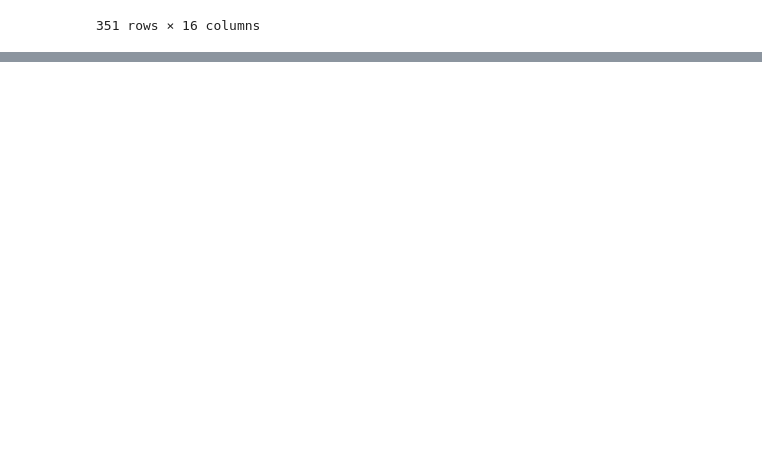
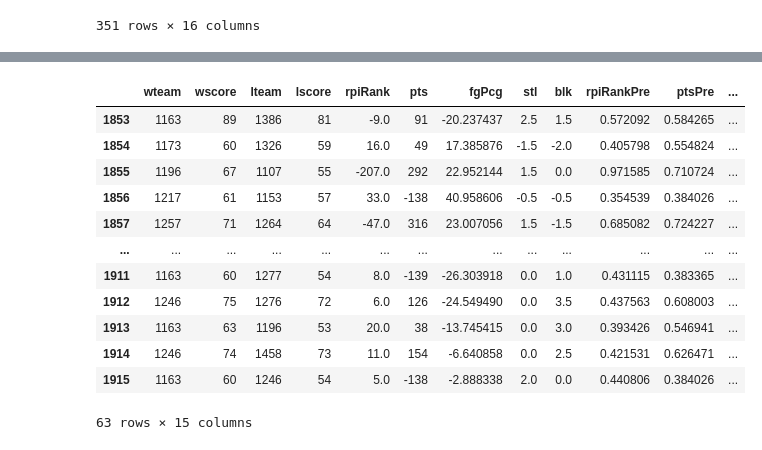
Before and after one commit to ZvonimirRavlic/UUZOP-Projekt, a Jupyter notebook: prediction.ipynb, the cells around one changed output, grey strips where cells are left out. Saved outputs shown, nothing was run; the diff lists cells and outputs as text; code cells hidden in the pictures; blank space fills up the shorter version.

```diff
--- a/prediction.ipynb
+++ b/prediction.ipynb
@@ -218,3 +217,9 @@ teams
 | 349 | 1463 | Yale | [1148, 1163, 1353, 1357, 1273, 12... | 0.500480 | 564 | 1372 | 0.411079 | 1777 | 6.0 | 4.5 | ... |
 | 350 | 1464 | Youngstown St | [1244, 1198, 1184, 1269, 1245, 11... | 0.471631 | 736 | 1621 | 0.454041 | 2167 | 6.5 | 2.5 | ... |
 351 rows × 16 columns
+# %%
+tourney_results = pd.read_csv("tourney_compact_results.csv")
+tourney_results = tourney_results[(tourney_results["season"] == 2014)]
+tourney_results.drop(['season', 'daynum', 'wloc', 'numot'], axis=1, inplace=True)
+tourney_results = tourney_results.tail(-4)
+tourney_results
@@ -220,0 +264,58 @@ teams
+# %%
+rpiRankPre = []
+ptsPre = []
+fgPcgPre = []
+stlPre = []
+blkPre = []
+tourney_results.reset_index()
+
+for i, row1 in tourney_results.iterrows():
+    if row1.rpiRank >= 0:
+        rpiRankPre.append(modelRpi(row1.rpiRank))
+    else:
+        rpiRankPre.append(1 - modelRpi(row1.rpiRank.__abs__()))
+
+    if row1.pts >= 0:
+        ptsPre.append(modelPts(row1.pts))
+    else:
+        ptsPre.append(1 - modelPts(row1.pts.__abs__()))
+
+    if row1.fgPcg >= 0:
+        fgPcgPre.append(modelFgPcg(row1.fgPcg))
+    else:
+        fgPcgPre.append(1 - modelFgPcg(row1.fgPcg.__abs__()))
+
+    if row1.stl >= 0:
+        stlPre.append(modelStl(row1.stl))
+    else:
+        stlPre.append(1 - modelStl(row1.stl.__abs__()))
+
+    if row1.blk >= 0:
+        blkPre.append(modelBlk(row1.blk))
+    else:
+        blkPre.append(1 - modelBlk(row1.blk.__abs__()))
+
+tourney_results["rpiRankPre"] = rpiRankPre
+tourney_results["ptsPre"] = ptsPre
+tourney_results["fgPcgPre"] = fgPcgPre
+tourney_results["stlPre"] = stlPre
+tourney_results["blkPre"] = blkPre
+
+tourney_results["prediction"] = tourney_results[['rpiRankPre', 'ptsPre', 'fgPcgPre', 'stlPre', 'blkPre']].mean(axis=1)
+
+tourney_results.to_csv("tourney2014.csv", index=False)
+tourney_results
+# %% [output]
+|  | wteam | wscore | lteam | lscore | rpiRank | pts | fgPcg | stl | blk | rpiRankPre | ptsPre | ... |
+| 1853 | 1163 | 89 | 1386 | 81 | -9.0 | 91 | -20.237437 | 2.5 | 1.5 | 0.572092 | 0.584265 | ... |
+| 1854 | 1173 | 60 | 1326 | 59 | 16.0 | 49 | 17.385876 | -1.5 | -2.0 | 0.405798 | 0.554824 | ... |
+| 1855 | 1196 | 67 | 1107 | 55 | -207.0 | 292 | 22.952144 | 1.5 | 0.0 | 0.971585 | 0.710724 | ... |
+| 1856 | 1217 | 61 | 1153 | 57 | 33.0 | -138 | 40.958606 | -0.5 | -0.5 | 0.354539 | 0.384026 | ... |
+| 1857 | 1257 | 71 | 1264 | 64 | -47.0 | 316 | 23.007056 | 1.5 | -1.5 | 0.685082 | 0.724227 | ... |
+| ... | ... | ... | ... | ... | ... | ... | ... | ... | ... | ... | ... | ... |
+| 1911 | 1163 | 60 | 1277 | 54 | 8.0 | -139 | -26.303918 | 0.0 | 1.0 | 0.431115 | 0.383365 | ... |
+| 1912 | 1246 | 75 | 1276 | 72 | 6.0 | 126 | -24.549490 | 0.0 | 3.5 | 0.437563 | 0.608003 | ... |
+| 1913 | 1163 | 63 | 1196 | 53 | 20.0 | 38 | -13.745415 | 0.0 | 3.0 | 0.393426 | 0.546941 | ... |
+| 1914 | 1246 | 74 | 1458 | 73 | 11.0 | 154 | -6.640858 | 0.0 | 2.5 | 0.421531 | 0.626471 | ... |
+| 1915 | 1163 | 60 | 1246 | 54 | 5.0 | -138 | -2.888338 | 2.0 | 0.0 | 0.440806 | 0.384026 | ... |
+63 rows × 15 columns
```
Also changed, not shown: parts of 6 cells of this notebook, 1 other file.
